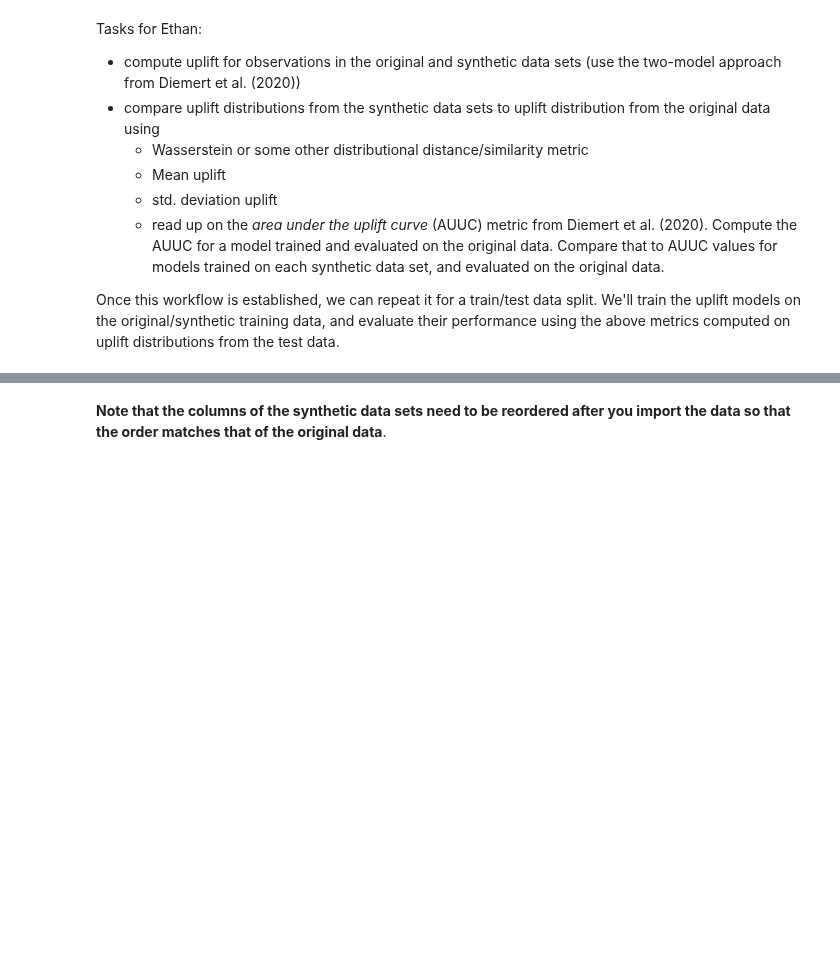
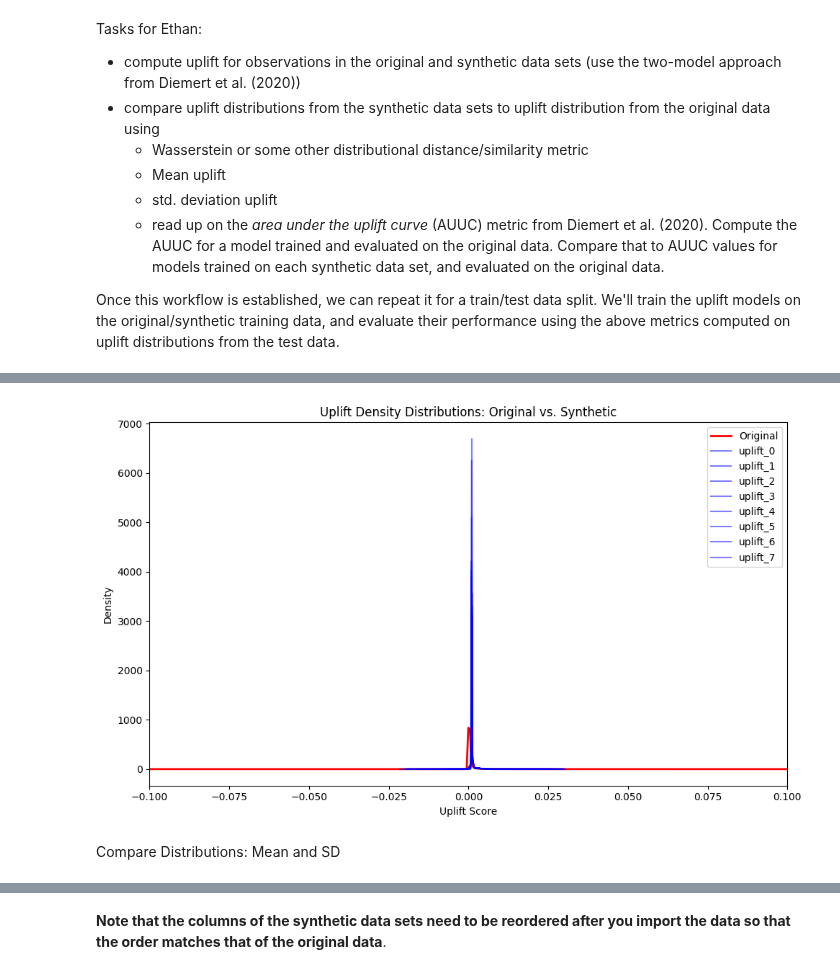
Before and after one commit to cdbale/optimized-sequential-synthesis, a Jupyter notebook: Code/Utility Analysis/logistic_uplift_modeling.ipynb, the cells around one changed output, grey strips where cells are left out. Cells and saved outputs as stored; diff of their text form; code cells hidden in the pictures; blank space fills up the shorter version.

```diff
--- a/Code/Utility Analysis/logistic_uplift_modeling.ipynb
+++ b/Code/Utility Analysis/logistic_uplift_modeling.ipynb
@@ -175,0 +204,13 @@ Once this workflow is established, we can repeat it for a train/test data split.
+# %%
+uplift_distributions = pd.DataFrame()
+feature_cols = [c for c in original.columns if c not in ["treatment", "conversion"]]
+uplift_distributions["original"] = uplift_original
+for i in range(num_synthetic):
+    syn_df = pd.read_csv("../../Data/Criteo/cart_" + str(i) + "_full.csv")
+    # Column alignment
+    syn_df = syn_df[original.columns]
+    uplift_vals = compute_uplift_distribution(
+        syn_df
+    )
+    uplift_distributions[f"uplift_{i}"] = uplift_vals
+    print(f"Uplift distribution computed for dataset {i}.")
@@ -175,0 +226,25 @@ Once this workflow is established, we can repeat it for a train/test data split.
+# %%
+plt.figure(figsize=(10, 6))
+
+pd.Series(uplift_distributions["original"]).plot.kde(
+    color="red", linewidth=2, label="Original"
+)
+
+for col in uplift_distributions.columns:
+    if col == "original":
+        continue
+    pd.Series(uplift_distributions[col]).plot.kde(
+        color="blue", alpha=0.5, linewidth=1.5, label=col
+    )
+
+plt.title("Uplift Density Distributions: Original vs. Synthetic")
+plt.xlabel("Uplift Score")
+plt.ylabel("Density")
+plt.xlim(-0.1, 0.1)
+plt.legend()
+plt.tight_layout()
+plt.show()
+# %% [output]
+[figure, added]
+# %% [markdown]
+Compare Distributions: Mean and SD
```
Also changed, not shown: parts of 17 cells of this notebook, 2 other files.
